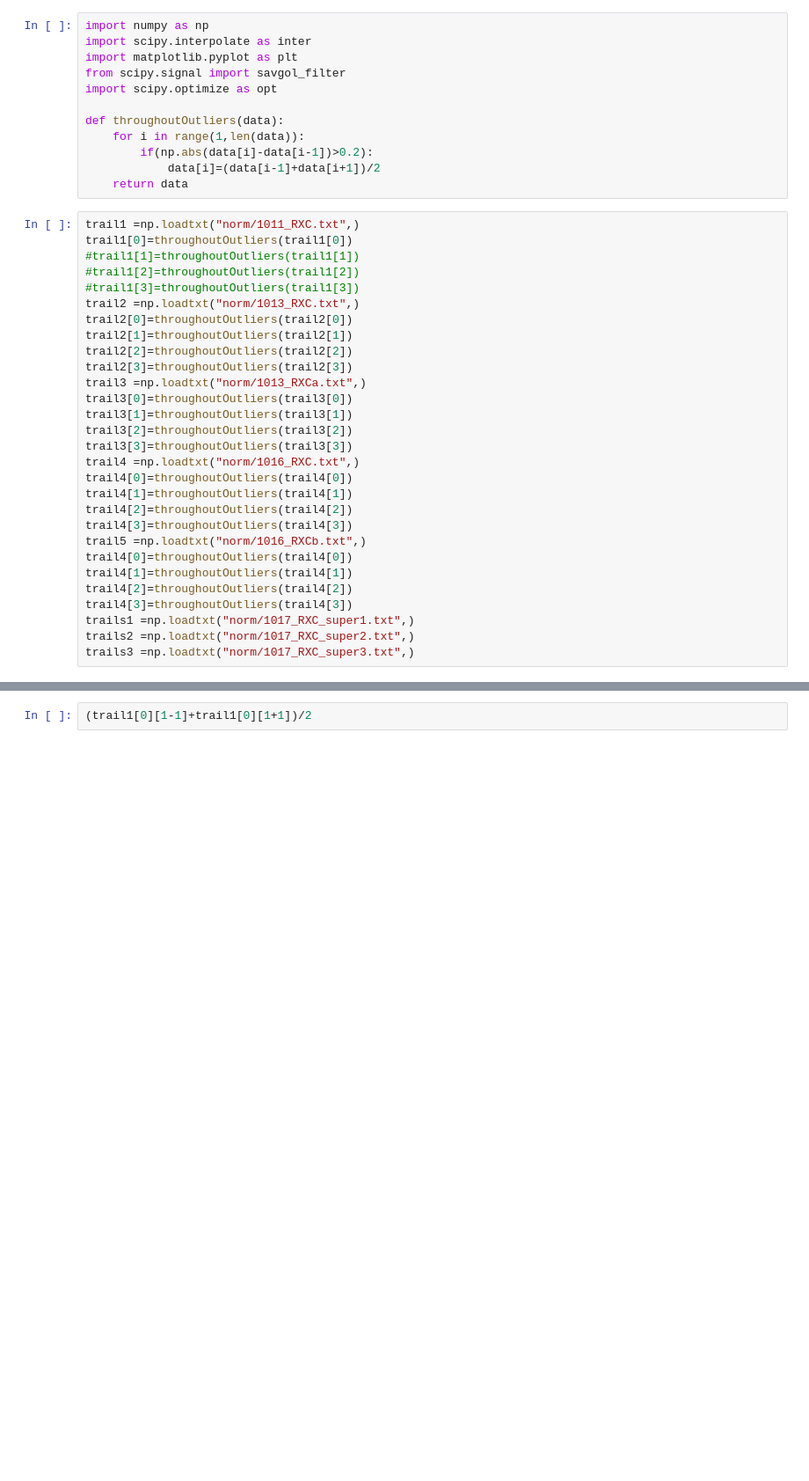
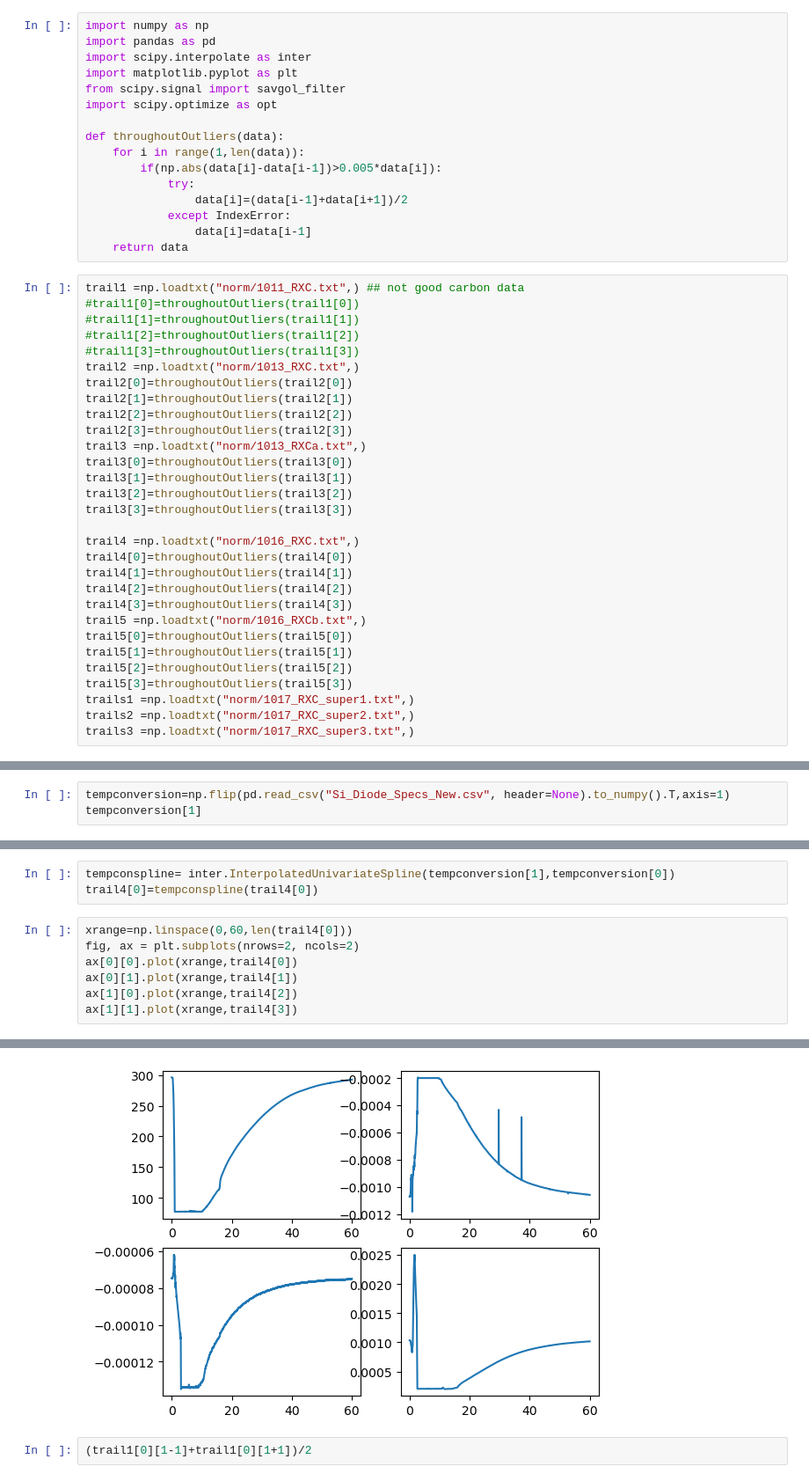
Before and after one commit to cwru-robin/Phys301, a Jupyter notebook: Resistivity/A1.ipynb, the cells around one changed output, grey strips where cells are left out. Shown at 88% size. Saved outputs shown, nothing was run; the diff lists cells and outputs as text; blank space fills up the shorter version.

```diff
--- a/Resistivity/A1.ipynb
+++ b/Resistivity/A1.ipynb
@@ -1,5 +1,6 @@
 # %%
 import numpy as np
+import pandas as pd
 import scipy.interpolate as inter
 import matplotlib.pyplot as plt
 from scipy.signal import savgol_filter
@@ -7,12 +8,15 @@ import scipy.optimize as opt
 
 def throughoutOutliers(data):
     for i in range(1,len(data)):
-        if(np.abs(data[i]-data[i-1])>0.2):
-            data[i]=(data[i-1]+data[i+1])/2
+        if(np.abs(data[i]-data[i-1])>0.005*data[i]):
+            try:
+                data[i]=(data[i-1]+data[i+1])/2
+            except IndexError:
+                data[i]=data[i-1]
     return data
 # %%
-trail1 =np.loadtxt("norm/1011_RXC.txt",)
-trail1[0]=throughoutOutliers(trail1[0])
+trail1 =np.loadtxt("norm/1011_RXC.txt",) ## not good carbon data
+#trail1[0]=throughoutOutliers(trail1[0])
 #trail1[1]=throughoutOutliers(trail1[1])
 #trail1[2]=throughoutOutliers(trail1[2])
 #trail1[3]=throughoutOutliers(trail1[3])
@@ -26,16 +30,17 @@ trail3[0]=throughoutOutliers(trail3[0])
 trail3[1]=throughoutOutliers(trail3[1])
 trail3[2]=throughoutOutliers(trail3[2])
 trail3[3]=throughoutOutliers(trail3[3])
+
 trail4 =np.loadtxt("norm/1016_RXC.txt",)
 trail4[0]=throughoutOutliers(trail4[0])
 trail4[1]=throughoutOutliers(trail4[1])
 trail4[2]=throughoutOutliers(trail4[2])
 trail4[3]=throughoutOutliers(trail4[3])
 trail5 =np.loadtxt("norm/1016_RXCb.txt",)
-trail4[0]=throughoutOutliers(trail4[0])
-trail4[1]=throughoutOutliers(trail4[1])
-trail4[2]=throughoutOutliers(trail4[2])
-trail4[3]=throughoutOutliers(trail4[3])
+trail5[0]=throughoutOutliers(trail5[0])
+trail5[1]=throughoutOutliers(trail5[1])
+trail5[2]=throughoutOutliers(trail5[2])
+trail5[3]=throughoutOutliers(trail5[3])
 trails1 =np.loadtxt("norm/1017_RXC_super1.txt",)
 trails2 =np.loadtxt("norm/1017_RXC_super2.txt",)
 trails3 =np.loadtxt("norm/1017_RXC_super3.txt",)
@@ -51,0 +47,3 @@ plt.plot(xrange,trail3[3])
+# %%
+tempconversion=np.flip(pd.read_csv("Si_Diode_Specs_New.csv", header=None).to_numpy().T,axis=1)
+tempconversion[1]
@@ -51,0 +69,11 @@ plt.plot(xrange,trail3[3])
+# %%
+tempconspline= inter.InterpolatedUnivariateSpline(tempconversion[1],tempconversion[0])
+trail4[0]=tempconspline(trail4[0])
+# %%
+xrange=np.linspace(0,60,len(trail4[0]))
+fig, ax = plt.subplots(nrows=2, ncols=2)
+ax[0][0].plot(xrange,trail4[0])
+ax[0][1].plot(xrange,trail4[1])
+ax[1][0].plot(xrange,trail4[2])
+ax[1][1].plot(xrange,trail4[3])
+# %% [output]
@@ -52,3 +81,4 @@ plt.plot(xrange,trail3[3])
+[figure, added]
 # %%
 (trail1[0][1-1]+trail1[0][1+1])/2
 # %% [output]
```
Also changed, not shown: parts of 8 cells of this notebook.
